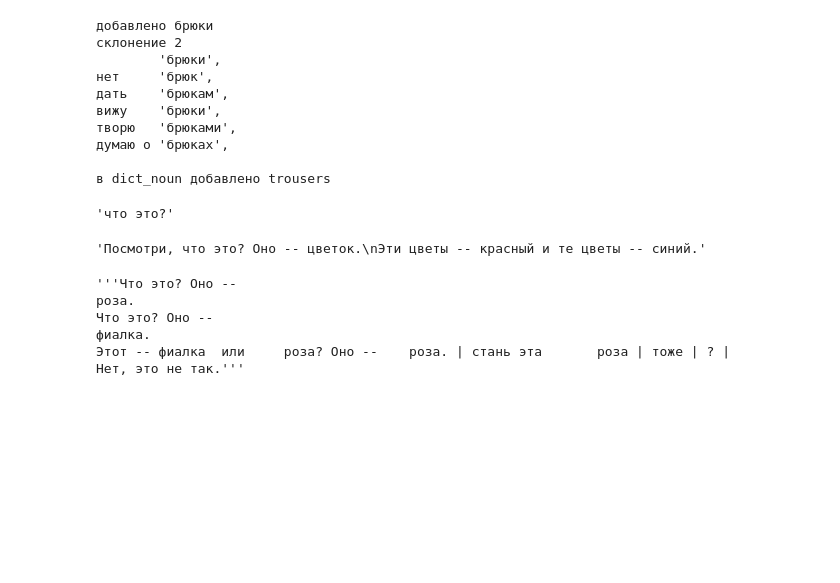
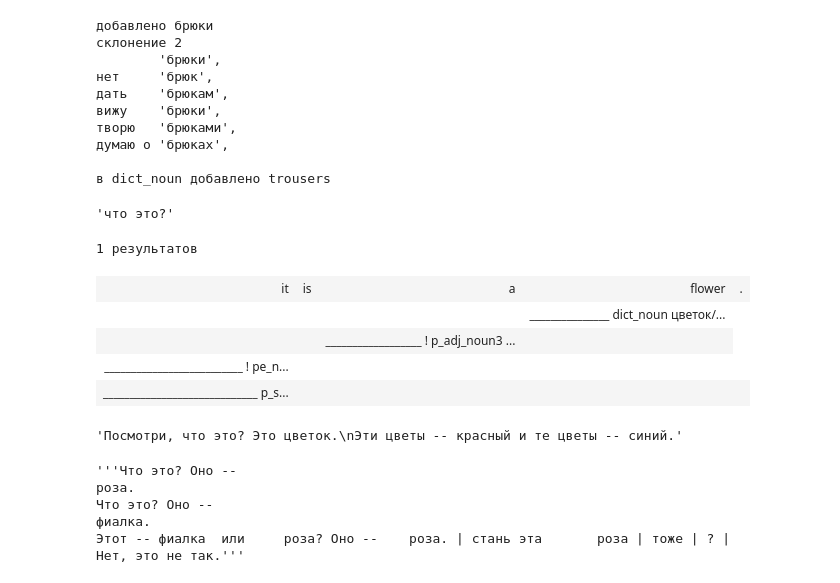
Before and after one commit to FeelUsM/wiki-RBMT, a Jupyter notebook: en2ru.ipynb, the cells around one changed output. Drawn from its saved outputs; the diff is of its cells as text; code cells hidden in the pictures; blank space fills up the shorter version.

```diff
--- a/en2ru.ipynb
+++ b/en2ru.ipynb
@@ -788,6 +788,7 @@ re_ETO_X_noun, re_TO_X_noun, r_noun_X_noun, r_noun_X_NE_noun
 # %%
 @debug_pp
 def pe_noun_TOBE_noun(s,p): return p_alt(s,p,
+    seq([W('it'),p_TOBE,p_noun],re_ETO_X_noun),
     seq([W('this'),p_TOBE,p_noun],re_ETO_X_noun),
     seq([W('that'),p_TOBE,p_noun],re_TO_X_noun),
     ELSE,
@@ -2220,12 +2221,21 @@ add_ennoun1('trousers'				  ,"брюки"  ,'mn'		,'g',False,2)
 en2ru('what is this?')
 # %% [output]
 'что это?'
+# %%
+scheme('It is a flower.')
+# %% [output]
+1 результатов
+| it | is | a | flower | . |
+|  |  |  | _______________ dict_noun цветок/... |
+|  |  | __________________ ! p_adj_noun3 ... |  |
+| __________________________ ! pe_n... |  |  |  |
+| _____________________________ p_s... |  |  |  |  |
 # %%
 en2ru('''Look, what is this? It is a flower.
 These flowers are red and those flowers
 are blue.''')
 # %% [output]
-'Посмотри, что это? Оно -- цветок.\nЭти цветы -- красный и те цветы -- синий.'
+'Посмотри, что это? Это цветок.\nЭти цветы -- красный и те цветы -- синий.'
 # %%
 pr_l_repr(en2ru('''What is this? It is
 a rose.
```
Also changed, not shown: parts of 1 cell of this notebook, 1 other file.
